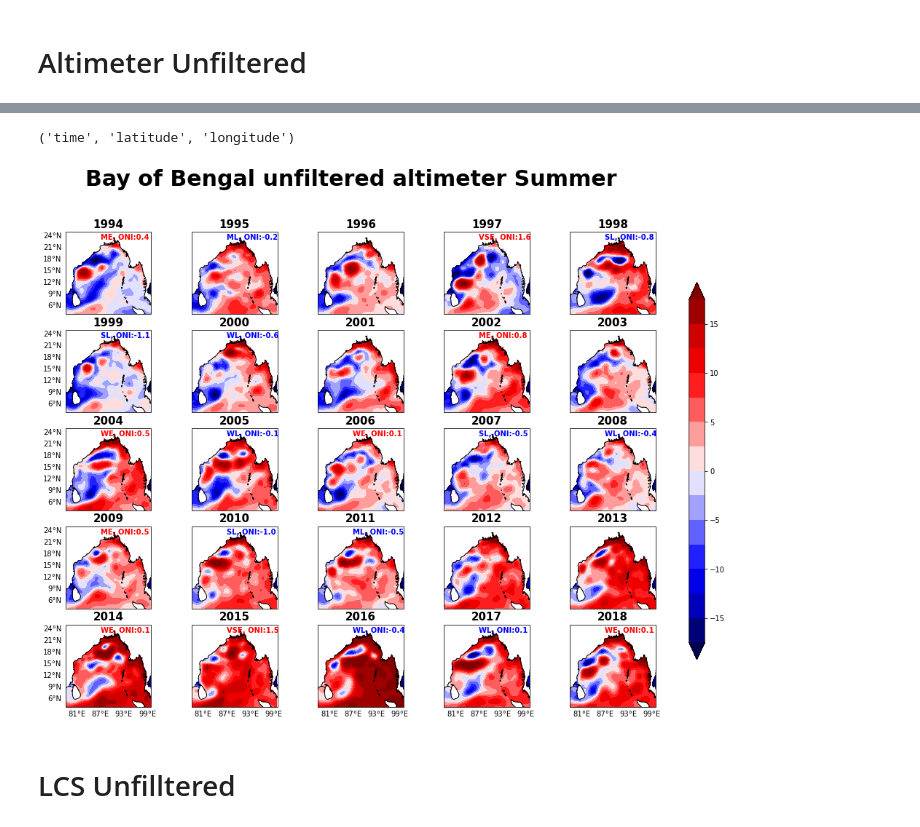
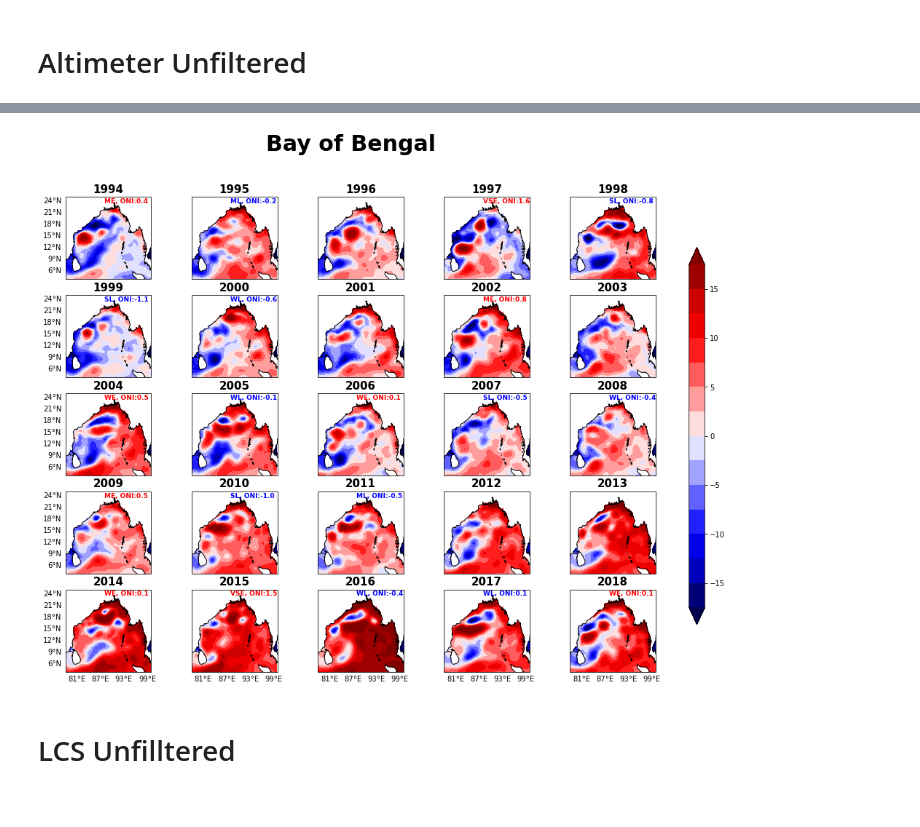
Before and after one commit to ghossh/BoB-Decadal-SLA, a Jupyter notebook: BoB_plots.ipynb, the cells around one changed output, grey strips where cells are left out. Saved outputs shown, nothing was run; the diff lists cells and outputs as text; code cells hidden in the pictures.

```diff
--- a/BoB_plots.ipynb
+++ b/BoB_plots.ipynb
@@ -4,16 +4,16 @@ import matplotlib.pyplot as plt
 import cartopy.crs as ccrs
 import numpy as np
 # %%
-def BoB_plot(input_data,title,output):
+def BoB_plot(input_data,lat,lon,t,title,output):
 ########## Data ########
-    input_data=input_data.rename({input_data.dims[0]:'time'})
-    BoB_altimeter_unfiltered_summer={}
+    input_data=input_data.rename({input_data.dims[t]:'time'})
+    datasets={}
     for i in range(1994,2019):
         summer_unfiltered=input_data.sel(time=slice(repr(i)+'-06-01',repr(i)+'-08-31')).mean(dim='time')
-        BoB_altimeter_unfiltered_summer[i]=[]
-        BoB_altimeter_unfiltered_summer[i].append(summer_unfiltered)
-    lon=input_data[input_data.dims[2]].data
-    lat=input_data[input_data.dims[1]].data
+        datasets[i]=[]
+        datasets[i].append(summer_unfiltered)
+    lon=input_data[input_data.dims[lon]].data
+    lat=input_data[input_data.dims[lat]].data
 ########## Info ######
     Summer_enso_info={}
     Summer_enso_info=dict({1993:None,1994:'ME, ONI:0.4',1995:'ML, ONI:-0.2',1996: None,1997:'VSE, ONI:1.6',
@@ -25,20 +25,17 @@ def BoB_plot(input_data,title,output):
 
     Elnino_years=[1994,1997,2002,2004,2006,2009,2014,2015,2018]
     Lanina_years=[1995,1998,1999,2000,2005,2007,2008,2010,2011,2016,2017,2020,2021]
-
-##########   Ploting ###########
-    fig, axs = plt.subplots(nrows=5,ncols=5,
-                            subplot_kw={'projection': ccrs.PlateCarree()},
+##########  Plotting ###########
+    fig, axs = plt.subplots(nrows=5,ncols=5,subplot_kw={'projection': ccrs.PlateCarree()},
                             figsize=(15,12))
-
     axs=axs.flatten()
     y_label=set([0,5,10,15,20])
     x_label=set([20,21,22,23,24])
-    levels=[-20,-15,-12.5,-10,-7.5,-5,-2.5,0,2.5,5,7.5,10,12.5,15,20]
-    for i,year in enumerate(BoB_altimeter_unfiltered_summer):
-            data=BoB_altimeter_unfiltered_summer[year]
+    L2=[-20,-15,-12.5,-10,-7.5,-5,-2.5,0,2.5,5,7.5,10,12.5,15,20]
+    for i,year in enumerate(datasets):
+            data=datasets[year]
             cs=axs[i].contourf(lon,lat,data[0],
-                              levels=levels,transform = ccrs.PlateCarree(),
+                              levels=L2,transform = ccrs.PlateCarree(),
                               cmap='seismic',extend='both')
             axs[i].set_extent([78,100,4,25])
             axs[i].set_title(year,fontsize = 15, weight='bold')
@@ -55,13 +52,13 @@ def BoB_plot(input_data,title,output):
                 gl.left_labels = False
                 gl.right_labels = False
             if year in Elnino_years:
-                axs[i].text(87,23, Summer_enso_info[year],color='red', fontsize = 10,weight='bold')
+                axs[i].text(88,23.5, Summer_enso_info[year],color='red', fontsize = 9,weight='bold')
             if year in Lanina_years:
-                axs[i].text(87,23, Summer_enso_info[year],color='blue', fontsize = 10,weight='bold')
+                axs[i].text(88,23.5, Summer_enso_info[year],color='blue', fontsize = 9,weight='bold')
 
     cb_ax=fig.add_axes([0.93,0.2,0.02,0.6])
     cba=fig.colorbar(cs,cax=cb_ax)
-    plt.suptitle(title,fontsize = 30,weight='bold',fontname='Times New Roman')
+    plt.suptitle(title,fontsize = 30,weight='bold')
     plt.savefig(output,dpi=120)
 
     return
@@ -73,6 +66,3 @@ BoB_altimeter.dims[0]
 # Altimeter Unfiltered
 # %%
 BoB_altimeter=xr.open_mfdataset('/home/NCAOR/supriyog/raw_data/SL_anomaly/IO_SLA_v2021.nc',autoclose=True).sel(latitude=slice(4,25),longitude=slice(78,100)).sla
-# %%
-BoB_altimeter=BoB_altimeter.rename({BoB_altimeter.dims[0]:'time'})
-BoB_altimeter
@@ -105,11 +69,9 @@ Attributes: (0)
 # %%
 i=BoB_altimeter
-print(i.dims)
-BoB_plot(i,time,"Bay of Bengal unfiltered altimeter Summer",
-         'BoB_unfiltered_altimeter.jpg')
+#print(i.dims)
+BoB_plot(i,"Bay of Bengal",'BoB.jpg')
 # %% [output]
-('time', 'latitude', 'longitude')
-[figure, old version]
+[figure, new version]
 # %% [markdown]
 # LCS Unfilltered
 # %%
```
Also changed, not shown: parts of 35 cells of this notebook, 11 other files.
